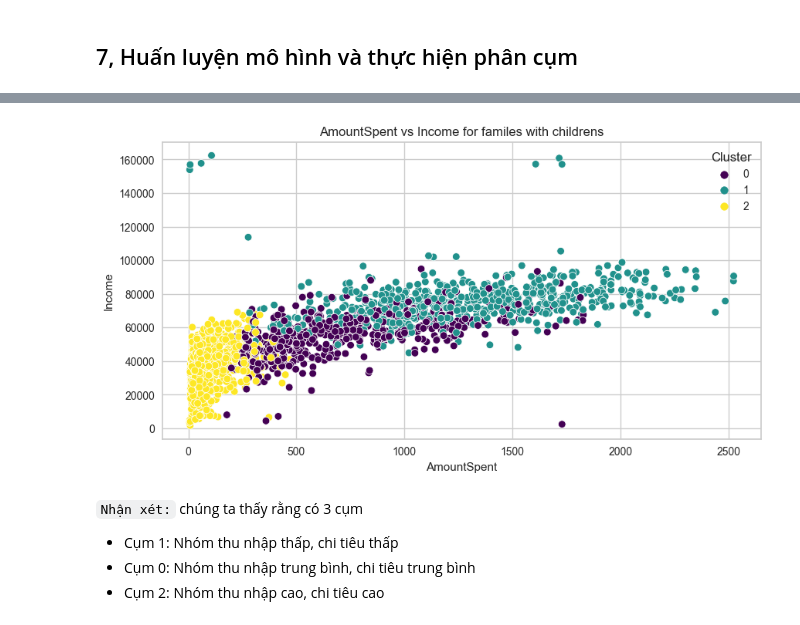
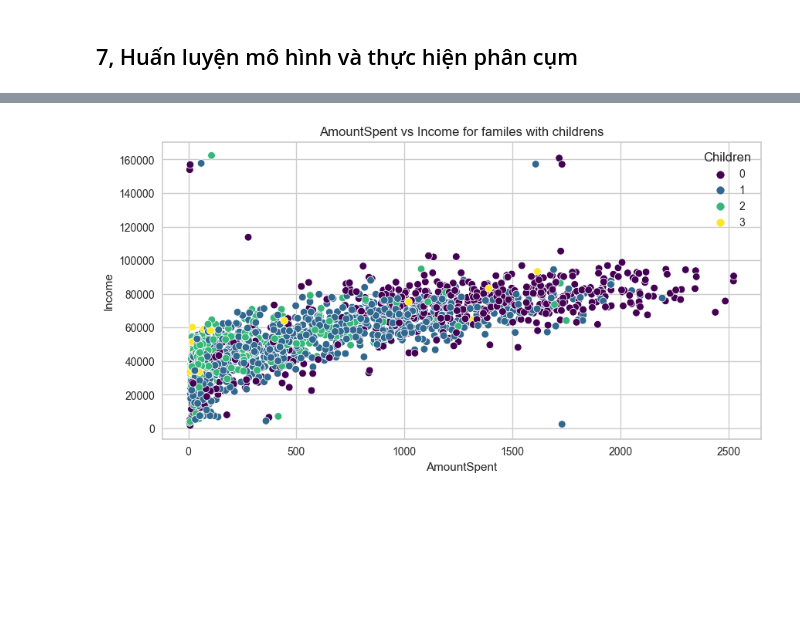
Before and after one commit to vuhuusy/customer_segmentation, a Jupyter notebook: customer_segmentation.ipynb, the cells around one changed output, grey strips where cells are left out. Cells and saved outputs as stored; diff of their text form; code cells hidden in the pictures; blank space fills up the shorter version.

```diff
--- a/customer_segmentation.ipynb
+++ b/customer_segmentation.ipynb
@@ -436,8 +480,9 @@ sns.boxenplot(data=df)
 # %%
-std_columns = ['Income', 'Recency', 'NumDealsPurchases', 'NumWebPurchases', 'NumCatalogPurchases', 'NumStorePurchases', 'NumWebVisitsMonth', 'Age', 'Offsprings', 'CustomerAge', 'AmountSpent']
+std_columns = ['Income', 'Recency', 'NumDealsPurchases', 'NumWebPurchases', 'NumCatalogPurchases', 'NumStorePurchases', 'NumWebVisitsMonth', 'Age', 'Children', 'CustomerFor', 'AmountSpent']
+
 # Chuẩn hóa các feature đã chọn
 scaler = StandardScaler()
-df[std_columns] = scaler.fit_transform(df[std_columns])
+processed_df[std_columns] = scaler.fit_transform(processed_df[std_columns])
 # %%
 # Vẽ biểu đồ boxplot cho các feature
 plt.figure(figsize=(15, 7))
@@ -462,7 +507,7 @@ sns.boxenplot(data=df)
 wcss = []
 for i in range(1,11):
   kmeans = KMeans(n_clusters = i, init = 'k-means++')
-  kmeans.fit(df)
+  kmeans.fit(processed_df)
   wcss.append(kmeans.inertia_)
 # %%
 plt.figure(figsize=(15,5))
@@ -495,9 +540,9 @@ for k in range(2, 11):
     kmeans = KMeans(n_clusters=k)
     sum = 0
     for q in range(q_number):
-        kmeans.fit(df)
+        kmeans.fit(processed_df)
         labels = kmeans.labels_
-        silhouette_avg = silhouette_score(df, labels)
+        silhouette_avg = silhouette_score(processed_df, labels)
         sum += silhouette_avg
     avg = sum / q_number
     silhouette_scores.append(avg)
@@ -521,5 +566,5 @@ plt.show()
 ## 7, Huấn luyện mô hình và thực hiện phân cụm
 # %%
 kmeans = KMeans(n_clusters=3, init='k-means++')
-kmeans.fit(df)
-df2['Cluster'] = kmeans.labels_
+kmeans.fit(processed_df)
+raw_df2['Cluster'] = kmeans.labels_
@@ -526,21 +635,16 @@ df2['Cluster'] = kmeans.labels_
 # %%
 # Figure settings
 plt.figure(figsize=(10,5))
 
 # Create a scatter plot using Seaborn
-sns.scatterplot(x='AmountSpent', y='Income', hue="Cluster", data=df2, palette='viridis')
+sns.scatterplot(x='AmountSpent', y='Income', hue="Children", data=raw_df2, palette='viridis')
 
 # Set the title and labels
 plt.title('AmountSpent vs Income for familes with childrens')
 plt.xlabel('AmountSpent')
 plt.ylabel('Income')
 
 # Show the plot
 plt.show()
 # %% [output]
-[figure, old version]
+[figure, new version]
-# %% [markdown]
-`Nhận xét:` chúng ta thấy rằng có 3 cụm
-- Cụm 1: Nhóm thu nhập thấp, chi tiêu thấp
-- Cụm 0: Nhóm thu nhập trung bình, chi tiêu trung bình
-- Cụm 2: Nhóm thu nhập cao, chi tiêu cao
```
Also changed, not shown: parts of 55 cells of this notebook.
